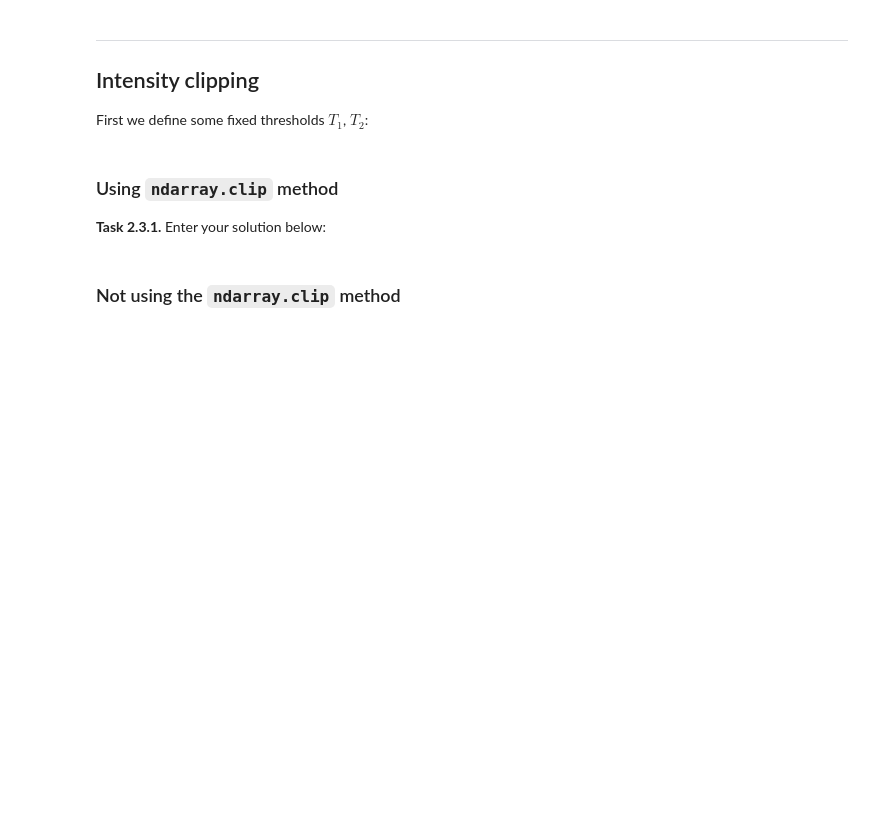
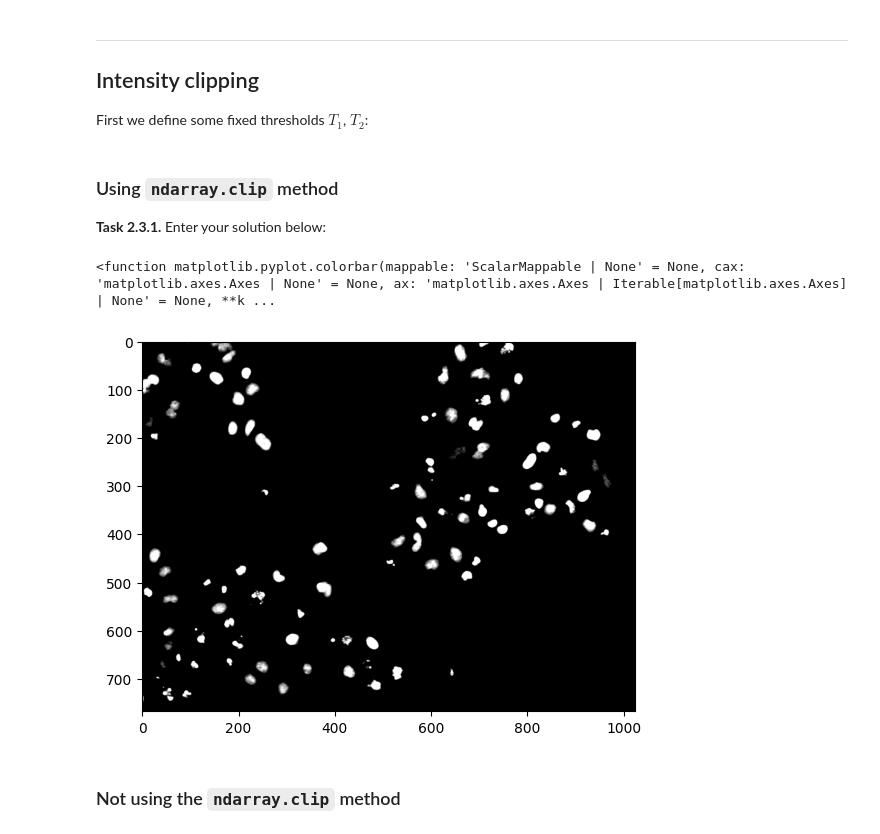
Before and after one commit to sophiahelmes/mobi-fs3-python, a Jupyter notebook: task2.ipynb, the cells around one changed output. Drawn from its saved outputs; the diff is of its cells as text; code cells hidden in the pictures; blank space fills up the shorter version.

```diff
--- a/task2.ipynb
+++ b/task2.ipynb
@@ -46,6 +46,12 @@ T2 = 0.59
 ### Using `ndarray.clip` method
 
 **<a id="#">Task 2.3.1.</a>** Enter your solution below:
+# %%
+plt.imshow(img.clip(T1, T2), 'gray')
+plt.colorbar
+# %% [output]
+<function matplotlib.pyplot.colorbar(mappable: 'ScalarMappable | None' = None, cax: 'matplotlib.axes.Axes | None' = None, ax: 'matplotlib.axes.Axes | Iterable[matplotlib.axes.Axes] | None' = None, **k ...
+[figure, added]
 # %% [markdown]
 ### Not using the `ndarray.clip` method
 # %% [markdown]
```
